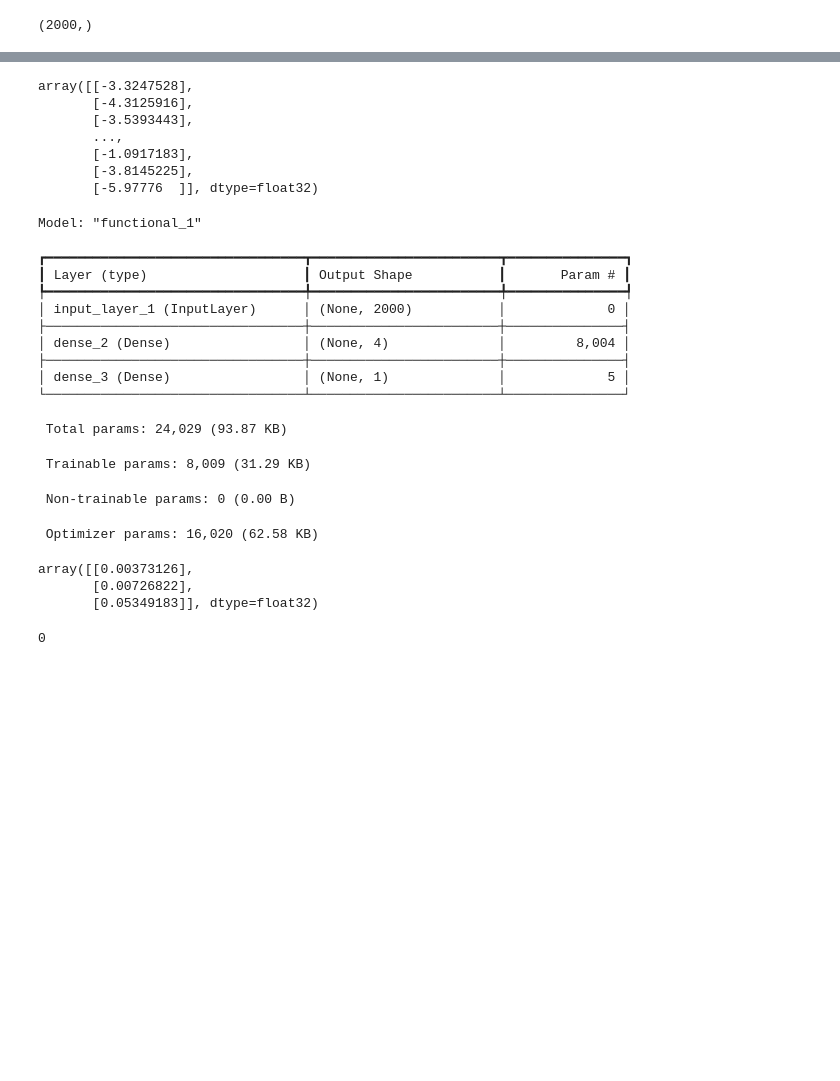
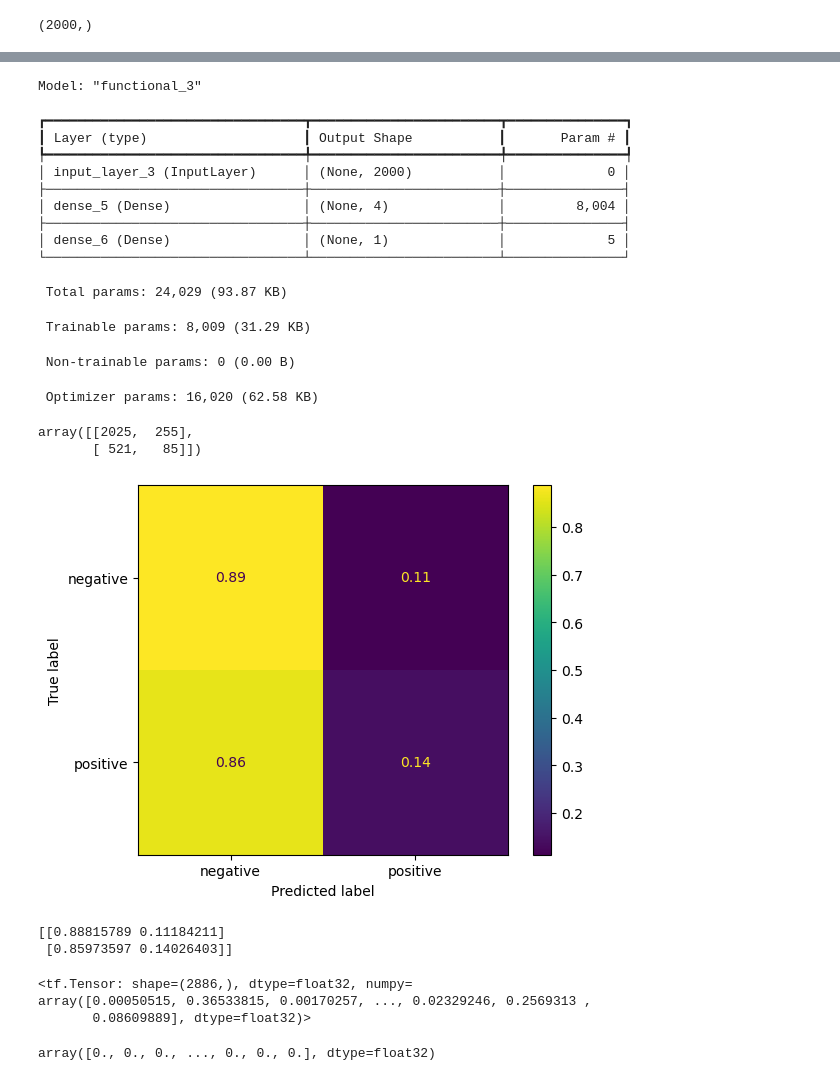
Before and after one commit to azhermurad/Natural_Language_Processing_With_Python, a Jupyter notebook: Deep_Learning/TF_Classification.ipynb, the cells around one changed output, grey strips where cells are left out. Cells and saved outputs as stored; diff of their text form; code cells hidden in the pictures; blank space fills up the shorter version.

Commit message:
sentiment_analysis_using_deep_learning_model

```diff
--- a/Deep_Learning/TF_Classification.ipynb
+++ b/Deep_Learning/TF_Classification.ipynb
@@ -62,7 +61,7 @@ print(len(y_train))
 # %%
 vectorizer = TfidfVectorizer(max_features=2000)
 X_train_Vector = vectorizer.fit_transform(X_train)
-X_test_Vector = vectorizer.fit_transform(X_test)
+X_test_Vector = vectorizer.transform(X_test)
 # %%
 
 X_train_Vector = X_train_Vector.toarray()
@@ -87,17 +77,18 @@ To enable the following instructions: AVX2 FMA, in other operations, rebuild Ten
 # %%
 inputs = tf.keras.Input(shape=(2000,))
 layer_1 = tf.keras.layers.Dense(4,activation="relu")(inputs)
-output = tf.keras.layers.Dense(1)(layer_1)
+output = tf.keras.layers.Dense(1,activation='sigmoid')(layer_1)
 model = tf.keras.Model(inputs=inputs, outputs=output)
 # %%
 model.compile(
-    optimizer=tf.keras.optimizers.Adam(),
-    loss=tf.keras.losses.BinaryCrossentropy(from_logits=True),
+    optimizer=tf.keras.optimizers.Adam(learning_rate=0.01),
+    loss=tf.keras.losses.BinaryCrossentropy(),
     metrics=[
              "accuracy"
     ],
 
+
 )
 # %%
-history = model.fit(X_train_Vector,y_train,epochs=15)
+history = model.fit(X_train_Vector,y_train,epochs=50,validation_data=(X_test_Vector,y_test))
 # %% [output]
@@ -130,39 +121,46 @@ y_pred =model.predict(X_test_Vector)
-# %%
-# confusion_matrix(y_test,y_pred)
-y_pred
-# %% [output]
-array([[-3.3247528],
-       [-4.3125916],
-       [-3.5393443],
-       ...,
-       [-1.0917183],
-       [-3.8145225],
-       [-5.97776  ]], dtype=float32)
 # %%
 
 model.summary()
 # %% [output]
-Model: "functional_1"
+Model: "functional_3"
 ┏━━━━━━━━━━━━━━━━━━━━━━━━━━━━━━━━━┳━━━━━━━━━━━━━━━━━━━━━━━━┳━━━━━━━━━━━━━━━┓
 ┃ Layer (type)                    ┃ Output Shape           ┃       Param # ┃
 ┡━━━━━━━━━━━━━━━━━━━━━━━━━━━━━━━━━╇━━━━━━━━━━━━━━━━━━━━━━━━╇━━━━━━━━━━━━━━━┩
-│ input_layer_1 (InputLayer)      │ (None, 2000)           │             0 │
+│ input_layer_3 (InputLayer)      │ (None, 2000)           │             0 │
 ├─────────────────────────────────┼────────────────────────┼───────────────┤
-│ dense_2 (Dense)                 │ (None, 4)              │         8,004 │
+│ dense_5 (Dense)                 │ (None, 4)              │         8,004 │
 ├─────────────────────────────────┼────────────────────────┼───────────────┤
-│ dense_3 (Dense)                 │ (None, 1)              │             5 │
+│ dense_6 (Dense)                 │ (None, 1)              │             5 │
 └─────────────────────────────────┴────────────────────────┴───────────────┘
  Total params: 24,029 (93.87 KB)
  Trainable params: 8,009 (31.29 KB)
  Non-trainable params: 0 (0.00 B)
  Optimizer params: 16,020 (62.58 KB)
-# %%
-y_pred[2:5,:1]
-# %% [output]
-array([[0.00373126],
-       [0.00726822],
-       [0.05349183]], dtype=float32)
-# %%
-False * 1
-# %% [output]
-0
+# %%
+confusion_matrix(y_test,np.round(y_pred.flatten()))
+# %% [output]
+array([[2025,  255],
+       [ 521,   85]])
+# %%
+
+cm =confusion_matrix(y_test,np.round(y_pred.flatten()),normalize='true')
+classes = ['negative',"positive"]
+disp = ConfusionMatrixDisplay(confusion_matrix=cm,
+                              display_labels=classes)
+disp.plot()
+plt.show()
+print(cm)
+# %% [output]
+[figure, added]
+[[0.88815789 0.11184211]
+ [0.85973597 0.14026403]]
+# %%
+tf.squeeze(y_pred)
+# %% [output]
+<tf.Tensor: shape=(2886,), dtype=float32, numpy=
+array([0.00050515, 0.36533815, 0.00170257, ..., 0.02329246, 0.2569313 ,
+       0.08609889], dtype=float32)>
+# %%
+np.round(y_pred.flatten())
+# %% [output]
+array([0., 0., 0., ..., 0., 0., 0.], dtype=float32)
```
Also changed, not shown: parts of 14 cells of this notebook.
